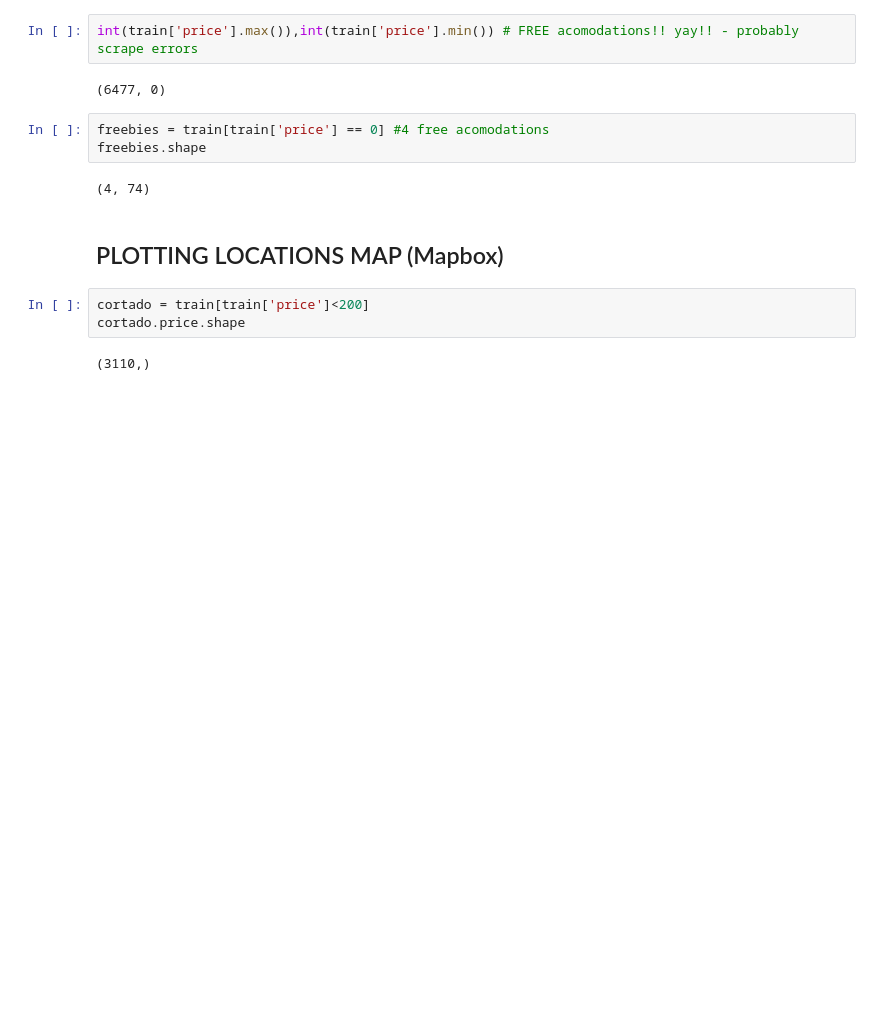
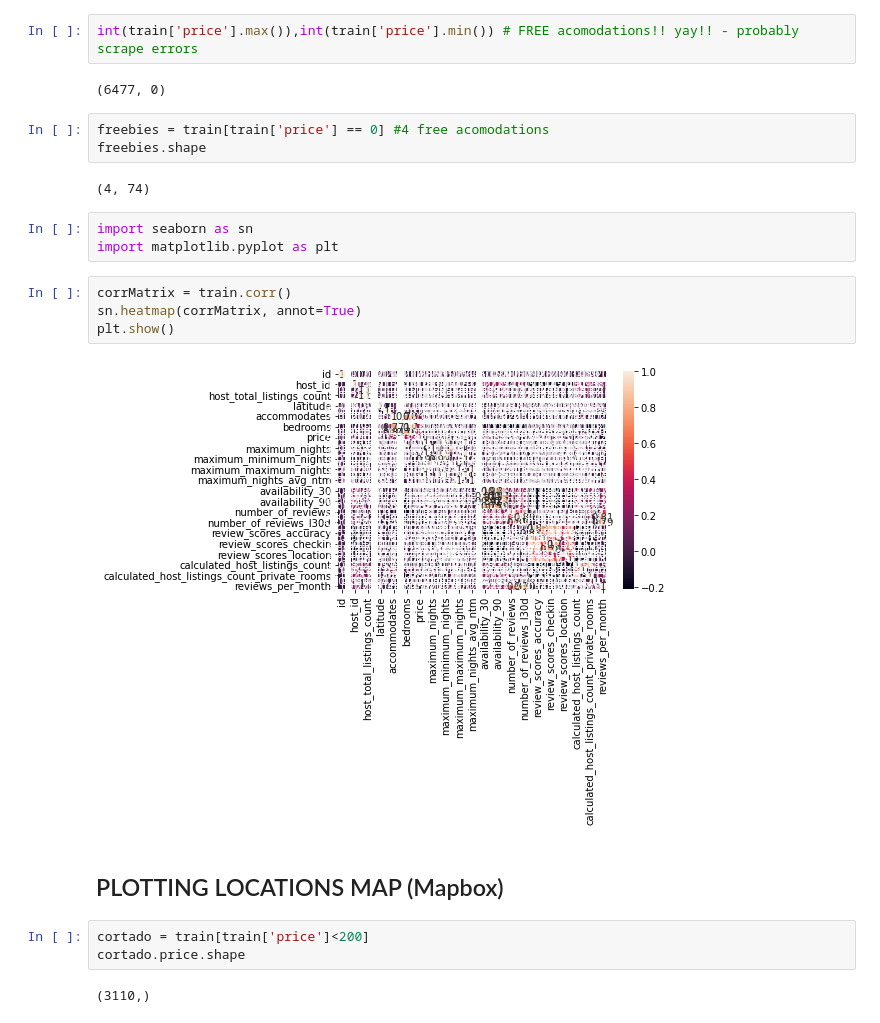
Before and after one commit to VictorPablo12/ML_kaggle_competition, a Jupyter notebook: LIMPIO.ipynb, the cells around one changed output. Cells and saved outputs as stored; diff of their text form; blank space fills up the shorter version.

```diff
--- a/LIMPIO.ipynb
+++ b/LIMPIO.ipynb
@@ -50,6 +139,15 @@ freebies = train[train['price'] == 0] #4 free acomodations
 freebies.shape
 # %% [output]
 (4, 74)
+# %%
+import seaborn as sn
+import matplotlib.pyplot as plt
+# %%
+corrMatrix = train.corr()
+sn.heatmap(corrMatrix, annot=True)
+plt.show()
+# %% [output]
+[figure, added]
 # %% [markdown]
 ## PLOTTING LOCATIONS MAP (Mapbox)
 # %%
```
Also changed, not shown: parts of 57 cells of this notebook, 1 other file.
